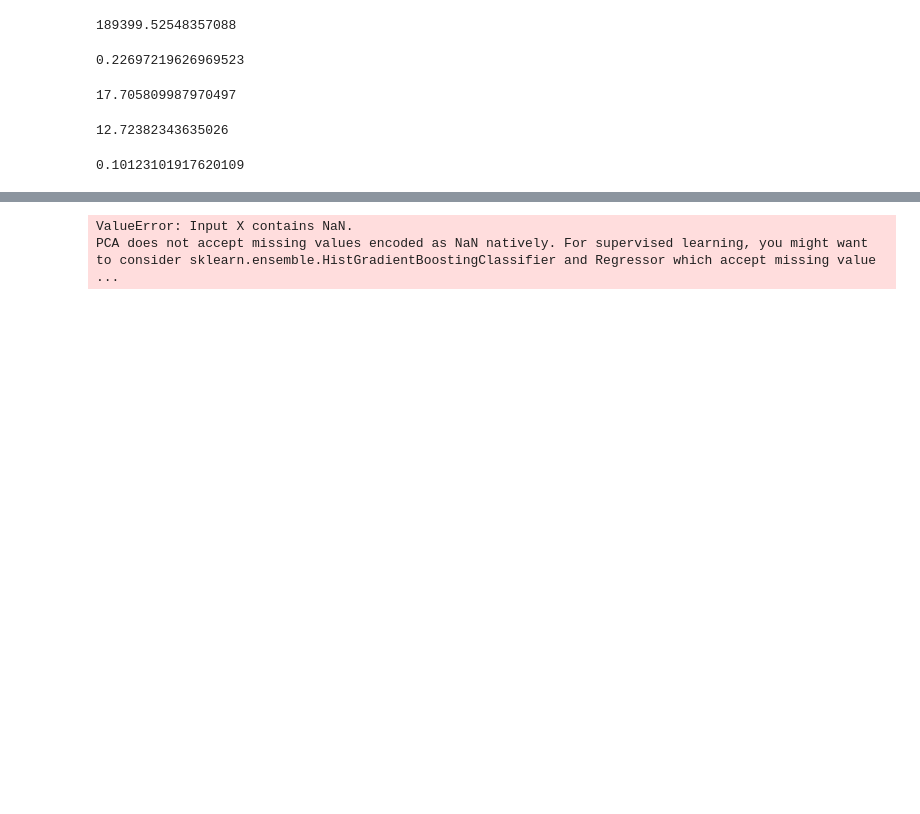
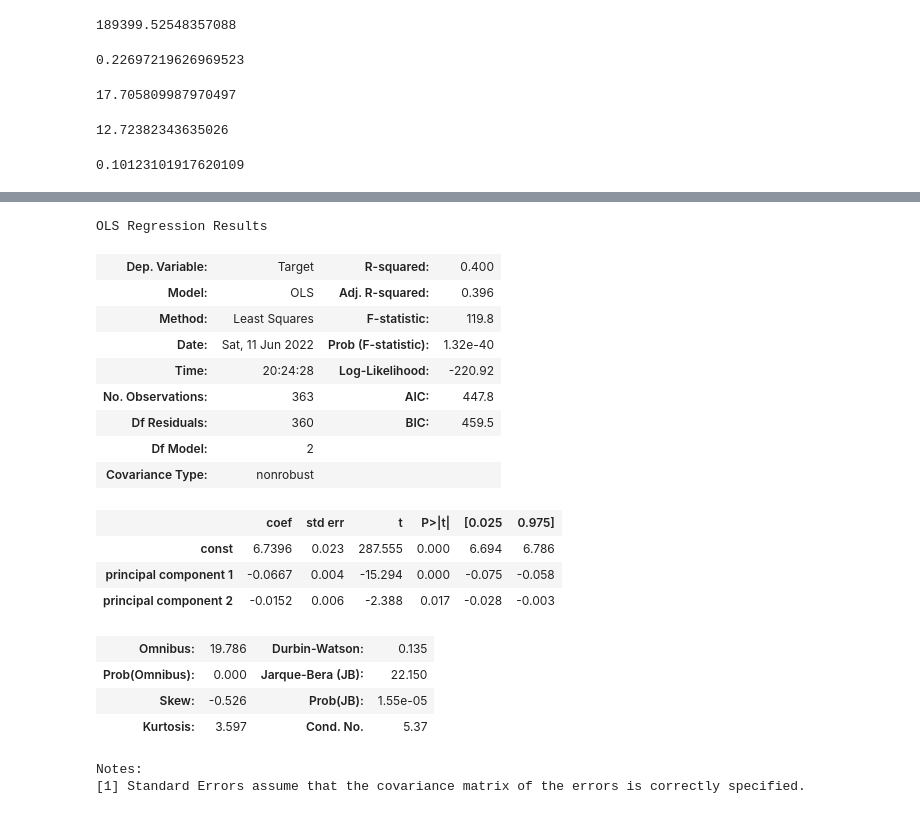
Before and after one commit to michaelortiz05/algotrader, a Jupyter notebook: Joshuas_MacD.ipynb, the cells around one changed output, grey strips where cells are left out. Cells and saved outputs as stored; diff of their text form; code cells hidden in the pictures; blank space fills up the shorter version.

Commit message:
fitted linear model with pca

```diff
--- a/Joshuas_MacD.ipynb
+++ b/Joshuas_MacD.ipynb
@@ -283,12 +282,43 @@ df_pivot_bars
 # %%
 from sklearn.decomposition import PCA
 
-pca = PCA(n_components=2)
+pca = PCA(n_components = 5)
 
-principalComponents = pca.fit_transform(df_pivot_bars)
+principalComponents = pca.fit_transform(df_scaled_bars)
 
-principalDf = pd.DataFrame(data = principalComponents
-             , columns = ['principal component 1', 'principal component 2'])
+principalDf = pd.DataFrame(data = principalComponents)
-# %% [output]
-ValueError: Input X contains NaN.
-PCA does not accept missing values encoded as NaN natively. For supervised learning, you might want to consider sklearn.ensemble.HistGradientBoostingClassifier and Regressor which accept missing value ...
+# %%
+principalDf['Target'] = target.reset_index(drop = True)
+# %%
+transformed_principal, fitted_lambda = stats.boxcox(principalDf['Target'])
+# %%
+principalDf['Target']  = transformed_principal
+# %%
+# building linear model
+predictors = principalDf[1
+predictors = sm.add_constant(predictors)
+
+fitted_linear = sm.OLS(principalDf['Target'], predictors).fit()
+
+fitted_linear.summary()
+# %% [output]
+OLS Regression Results
+| Dep. Variable: | Target | R-squared: | 0.400 |
+| Model: | OLS | Adj. R-squared: | 0.396 |
+| Method: | Least Squares | F-statistic: | 119.8 |
+| Date: | Sat, 11 Jun 2022 | Prob (F-statistic): | 1.32e-40 |
+| Time: | 20:24:28 | Log-Likelihood: | -220.92 |
+| No. Observations: | 363 | AIC: | 447.8 |
+| Df Residuals: | 360 | BIC: | 459.5 |
+| Df Model: | 2 |  |  |
+| Covariance Type: | nonrobust |  |  |
+|  | coef | std err | t | P>|t| | [0.025 | 0.975] |
+| const | 6.7396 | 0.023 | 287.555 | 0.000 | 6.694 | 6.786 |
+| principal component 1 | -0.0667 | 0.004 | -15.294 | 0.000 | -0.075 | -0.058 |
+| principal component 2 | -0.0152 | 0.006 | -2.388 | 0.017 | -0.028 | -0.003 |
+| Omnibus: | 19.786 | Durbin-Watson: | 0.135 |
+| Prob(Omnibus): | 0.000 | Jarque-Bera (JB): | 22.150 |
+| Skew: | -0.526 | Prob(JB): | 1.55e-05 |
+| Kurtosis: | 3.597 | Cond. No. | 5.37 |
+Notes:
+[1] Standard Errors assume that the covariance matrix of the errors is correctly specified.
```
Also changed, not shown: parts of 3 cells of this notebook.
